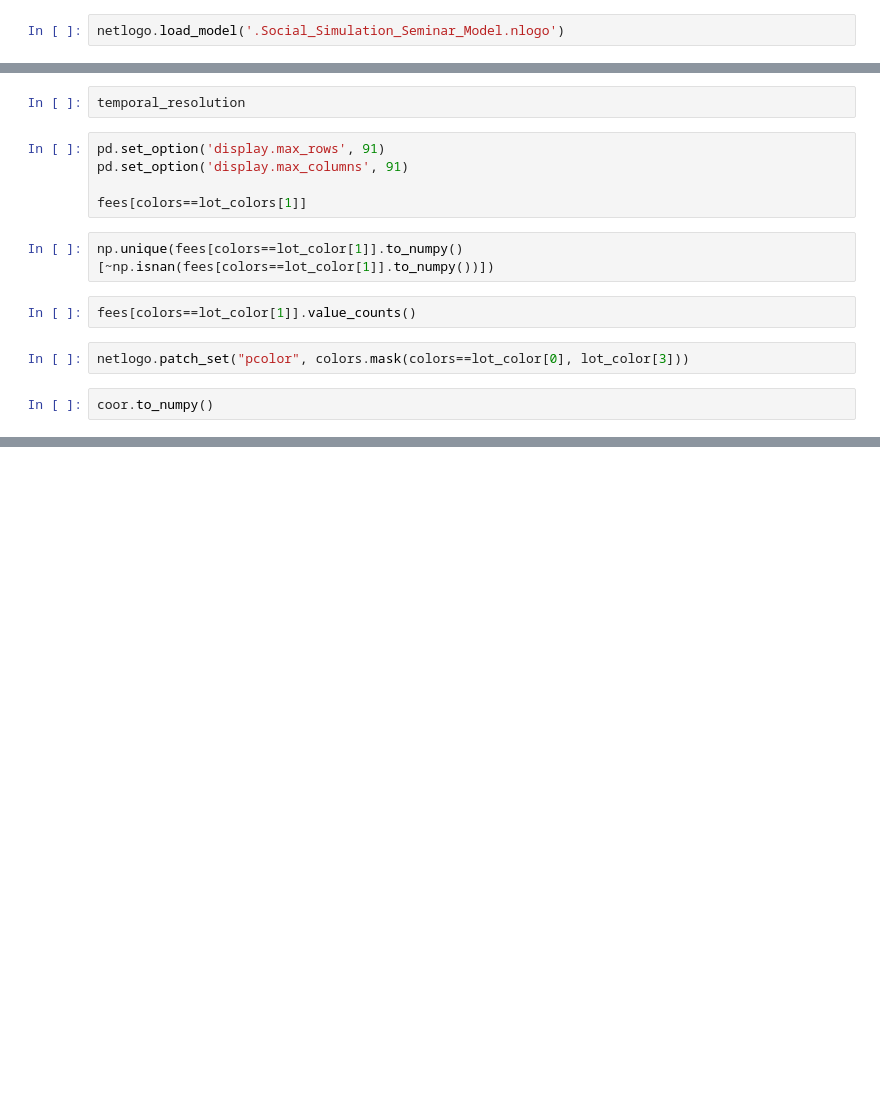
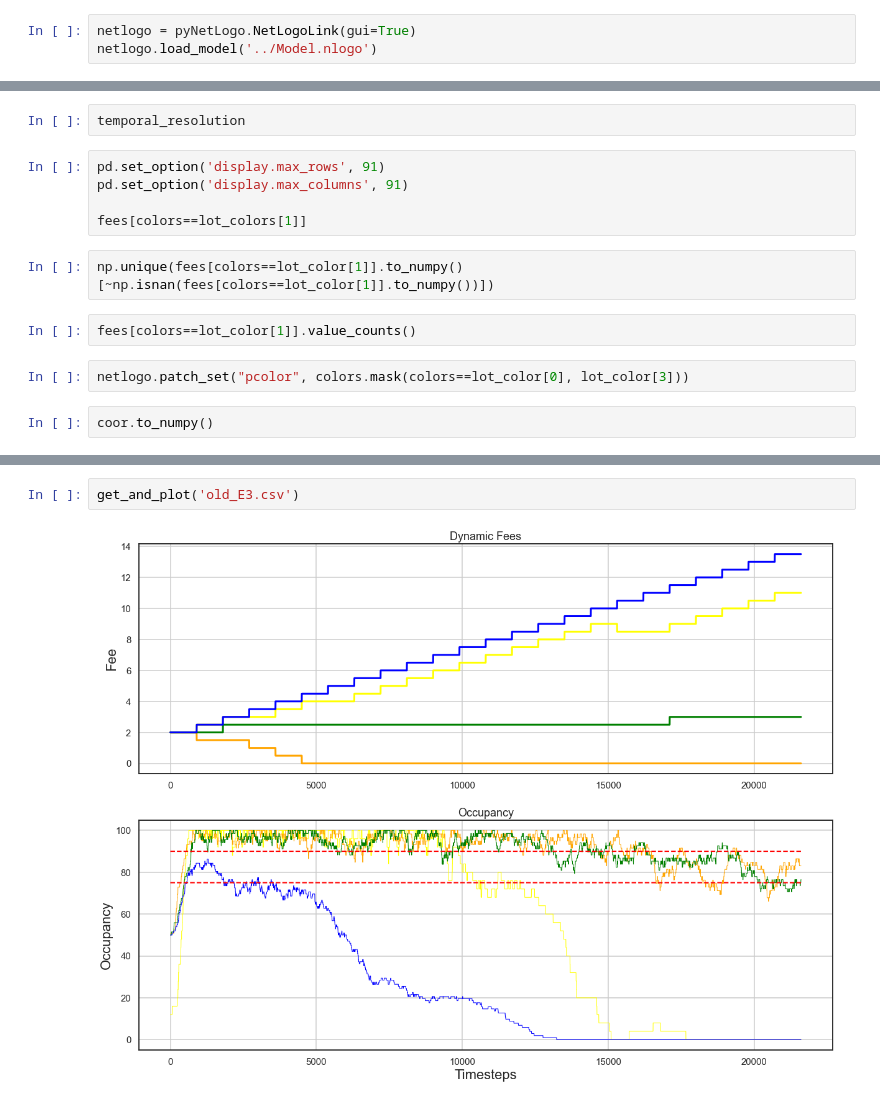
Before and after one commit to JakobKappenberger/ai-priced-parking, a Jupyter notebook: Notebooks/experimental_notebook.ipynb, the cells around one changed output, grey strips where cells are left out. Drawn from its saved outputs; the diff is of its cells as text; blank space fills up the shorter version.

```diff
--- a/Notebooks/experimental_notebook.ipynb
+++ b/Notebooks/experimental_notebook.ipynb
@@ -14,4 +17,5 @@ import pyNetLogo
 # %%
 import timeit
 # %%
-netlogo.load_model('.Social_Simulation_Seminar_Model.nlogo')
+netlogo = pyNetLogo.NetLogoLink(gui=True)
+netlogo.load_model('../Model.nlogo')
@@ -407,0 +177,4 @@ WARNING:root:No min_value bound specified for state.
+# %%
+get_and_plot('old_E3.csv')
+# %% [output]
+[figure, added]
```
Also changed, not shown: parts of 30 cells of this notebook.
